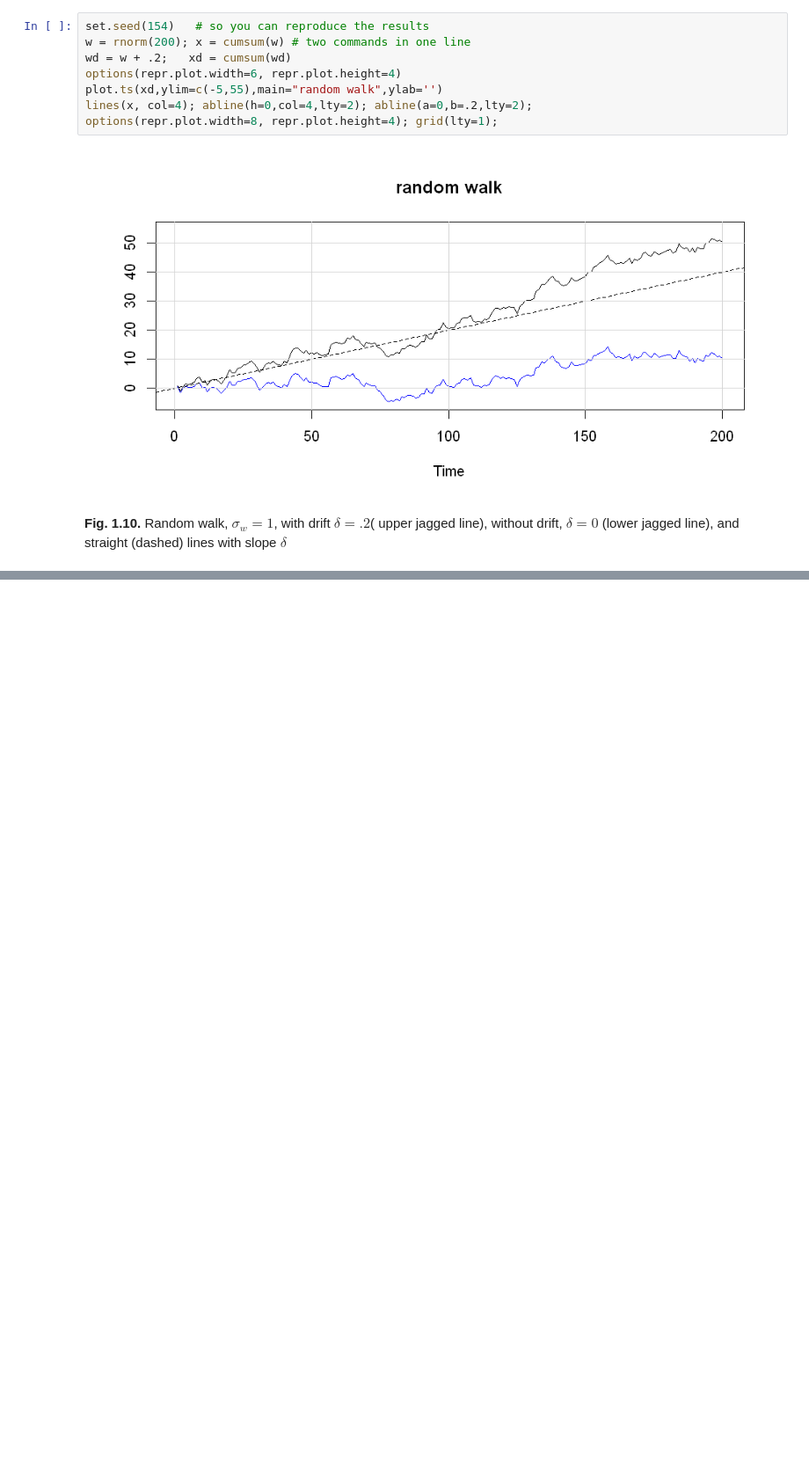
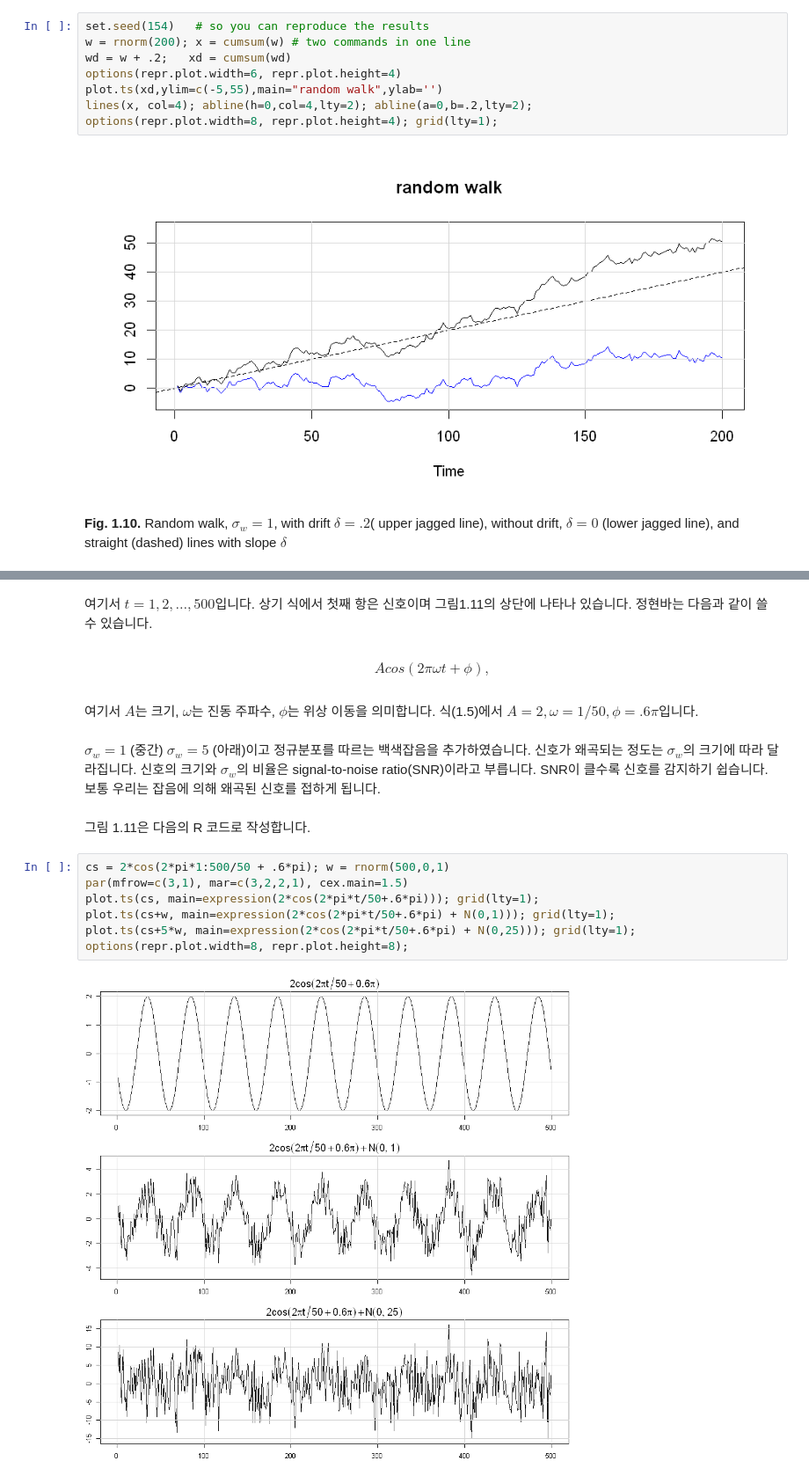
Before and after one commit to wonho13/work, a Jupyter notebook: 책번역/Time Series Analysis and Its Application/CH1_Characteristics_of_Time_Series.ipynb, the cells around one changed output, grey strips where cells are left out. Shown at 88% size. Cells and saved outputs as stored; diff of their text form; blank space fills up the shorter version.

```diff
--- a/책번역/Time Series Analysis and Its Application/CH1_Characteristics_of_Time_Series.ipynb
+++ b/책번역/Time Series Analysis and Its Application/CH1_Characteristics_of_Time_Series.ipynb
@@ -190,0 +197,19 @@ options(repr.plot.width=8, repr.plot.height=4); grid(lty=1);
+# %% [markdown]
+여기서 $t=1,2,\dots,500$입니다. 상기 식에서 첫째 항은 신호이며 그림1.11의 상단에 나타나 있습니다. 정현바는 다음과 같이 쓸 수 있습니다.
+# %% [markdown]
+$$Acos(2\pi\omega t+\phi),\tag{1.6}$$
+# %% [markdown]
+여기서 $A$는 크기, $\omega$는 진동 주파수, $\phi$는 위상 이동을 의미합니다. 식(1.5)에서 $A=2, \omega=1/50, \phi=.6\pi$입니다.
+# %% [markdown]
+$\sigma_w=1$ (중간) $\sigma_w=5$ (아래)이고 정규분포를 따르는 백색잡음을 추가하였습니다. 신호가 왜곡되는 정도는 $\sigma_w$의 크기에 따라 달라집니다. 신호의 크기와 $\sigma_w$의 비율은 signal-to-noise ratio(SNR)이라고 부릅니다. SNR이 클수록 신호를 감지하기 쉽습니다. 보통 우리는 잡음에 의해 왜곡된 신호를 접하게 됩니다.
+# %% [markdown]
+그림 1.11은 다음의 R 코드로 작성합니다.
+# %%
+cs = 2*cos(2*pi*1:500/50 + .6*pi); w = rnorm(500,0,1)
+par(mfrow=c(3,1), mar=c(3,2,2,1), cex.main=1.5)
+plot.ts(cs, main=expression(2*cos(2*pi*t/50+.6*pi))); grid(lty=1);
+plot.ts(cs+w, main=expression(2*cos(2*pi*t/50+.6*pi) + N(0,1))); grid(lty=1);
+plot.ts(cs+5*w, main=expression(2*cos(2*pi*t/50+.6*pi) + N(0,25))); grid(lty=1);
+options(repr.plot.width=8, repr.plot.height=8);
+# %% [output]
+[figure, added]
```
Also changed, not shown: parts of 9 cells of this notebook.
